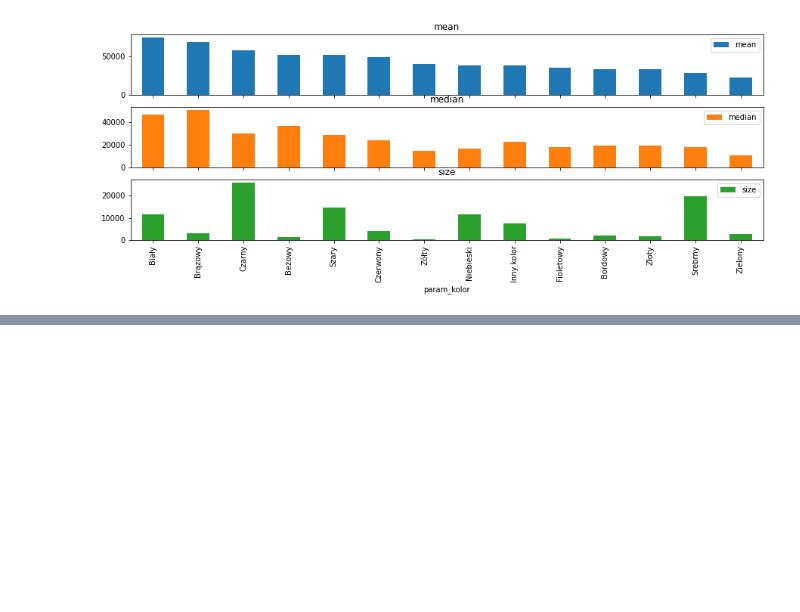
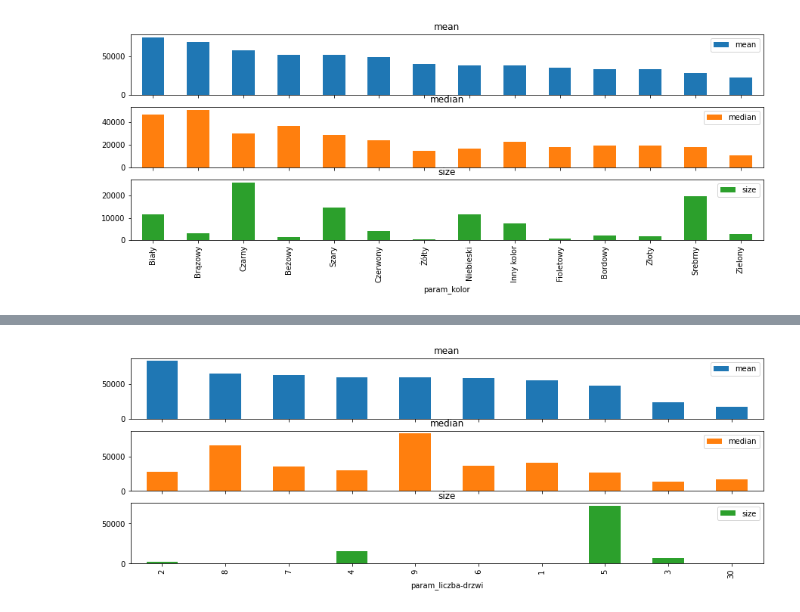
Before and after one commit to NataliaOsiecka/dw_matrix_car, a Jupyter notebook: day2car.ipynb, the cells around one changed output, grey strips where cells are left out. Cells and saved outputs as stored; diff of their text form; code cells hidden in the pictures; blank space fills up the shorter version.

```diff
--- a/day2car.ipynb
+++ b/day2car.ipynb
@@ -166,0 +175,4 @@ group_and_barplot('param_kolor');
+# %%
+group_and_barplot('param_liczba-drzwi');
+# %% [output]
+[figure, added]
```
Also changed, not shown: parts of 6 cells of this notebook.
